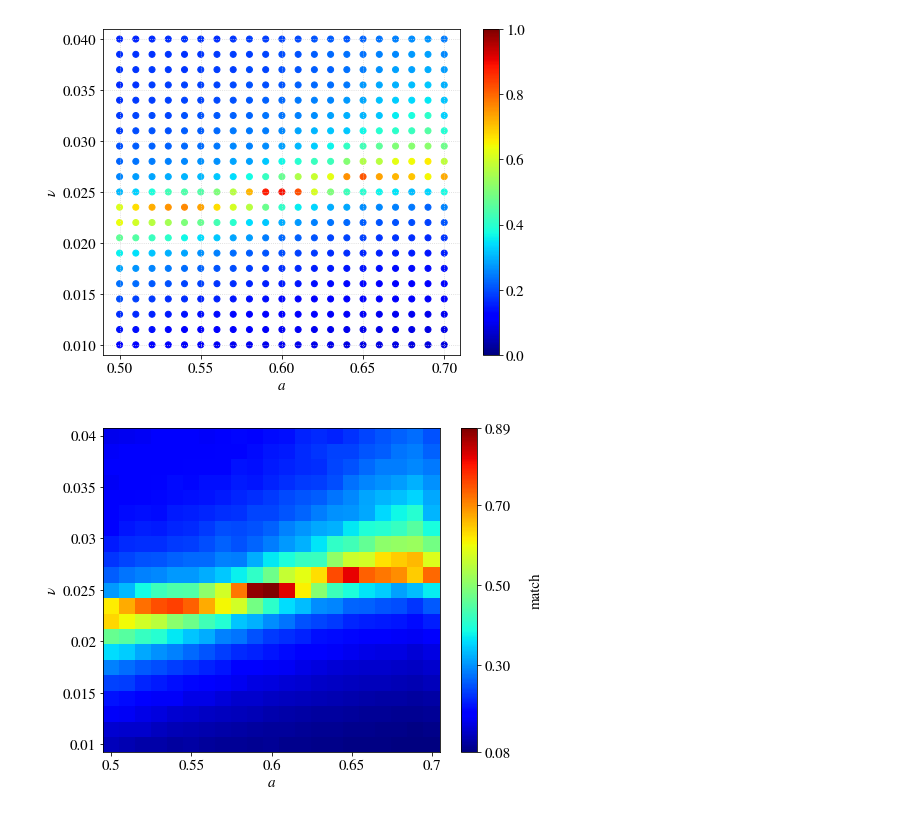
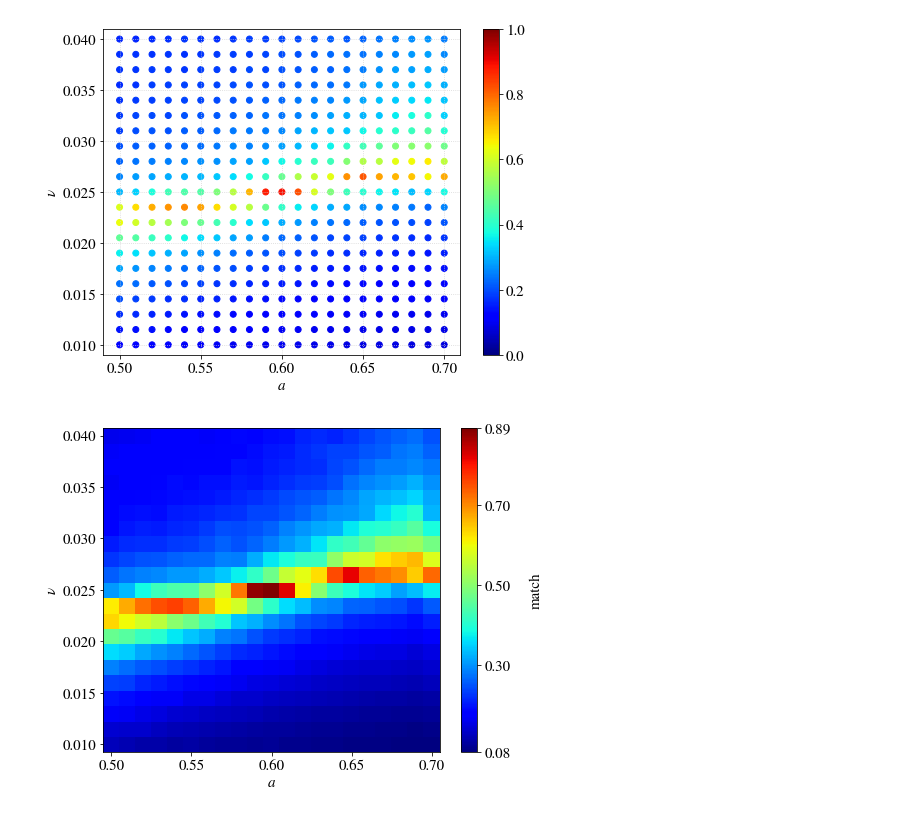
Before and after one commit to kelvin1020/matchGW, a Jupyter notebook: Match_Data_from_File_1vsN.ipynb, the cells around one changed output. Drawn from its saved outputs; the diff is of its cells as text; code cells hidden in the pictures.

```diff
--- a/Match_Data_from_File_1vsN.ipynb
+++ b/Match_Data_from_File_1vsN.ipynb
@@ -217,31 +217,31 @@ plt.show()
 # %%
 x = a
 y = nu
 z = hp_match
 
 
 xstep = (max(x)-min(x))/21/2 #调整刻度，符合科学性
 ystep = (max(y)-min(y))/21/2
 
 
 plt.figure(figsize=(7.32,5.55))
 plt.hist2d(x,y, bins=[21,21], weights = z, cmap=plt.cm.jet)
 plt.xlabel("$a$")
 plt.ylabel("$\\nu$")
 plt.xlim([0.50,0.70])
 plt.ylim([0.01, 0.04])
-plt.xticks(np.linspace(0.5+xstep, 0.7-xstep,5),[0.5,0.55,0.6,0.65,0.7])
-plt.yticks(np.linspace(0.01+ystep, 0.04-ystep,7),[0.01, 0.015, 0.02, 0.025, 0.03, 0.035, 0.04])
+plt.xticks(np.linspace(0.5+xstep, 0.7-xstep,5),["0.50","0.55", "0.60", "0.65", "0.70"])
+plt.yticks(np.linspace(0.01+ystep, 0.04-ystep,7),["0.010", "0.015", "0.020", "0.025", "0.030", "0.035", "0.040"])
 
 #add a colorbar
 cbar =plt.colorbar()
 cbar.ax.text(3.5, 0.45, 'match', rotation=90)
 cbar.set_ticks([min(z), 0.3, 0.5, 0.7,max(z)])
 cbar.set_ticklabels([round(min(z),2), "0.30", "0.50", "0.70",round(max(z),2)])
 
 #plt.grid(linestyle = "dotted", color = "#d3d3d3" , which="both")
 plt.tight_layout()
 plt.savefig('hp_match.pdf', format = 'pdf', dpi = 300)     #保存图像
 plt.show()
 # %% [output]
-[figure, old version]
+[figure, new version]
```
Also changed, not shown: parts of 1 cell of this notebook.
